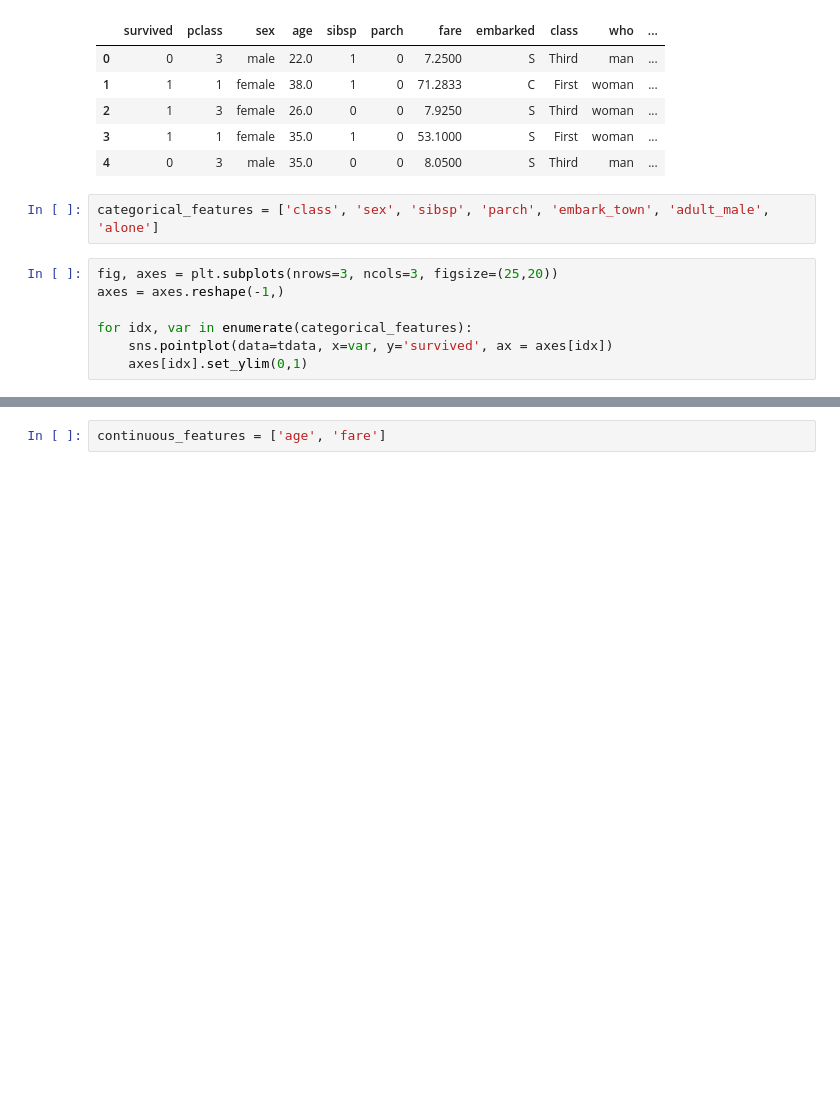
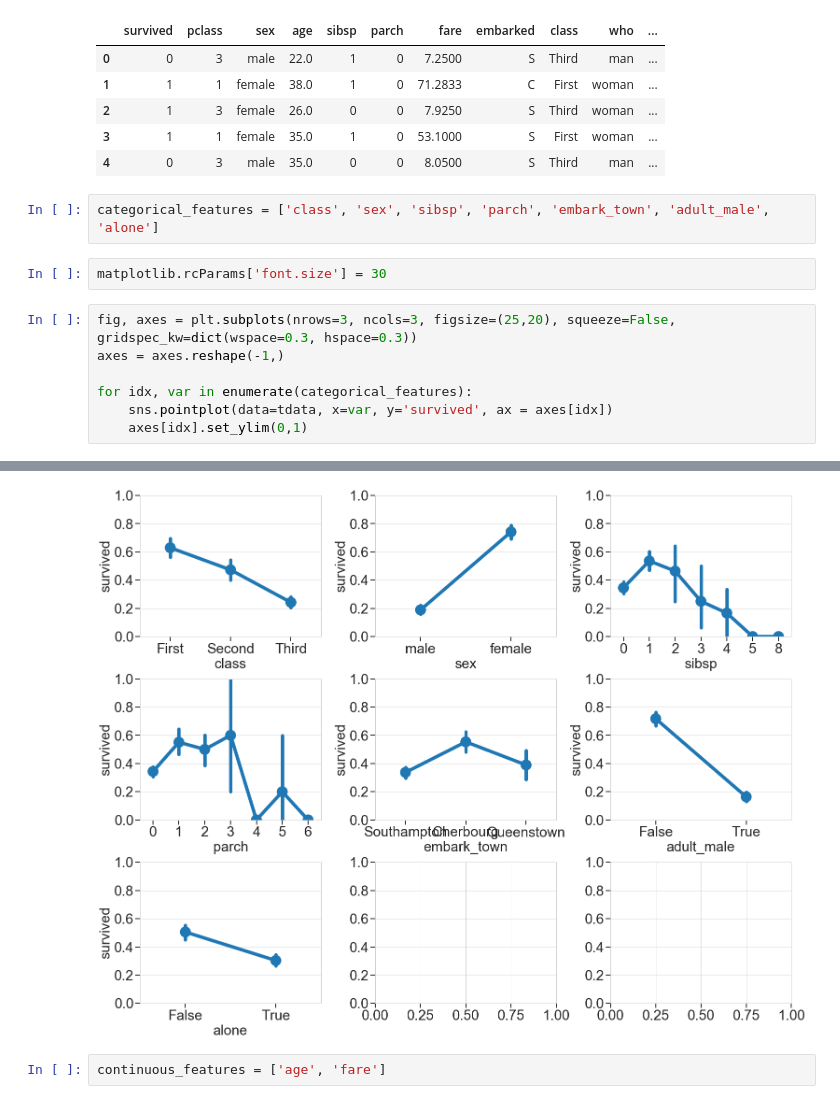
Before and after one commit to JanaLasser/data-science-course, a Jupyter notebook: day4/more_svm.ipynb, the cells around one changed output, grey strips where cells are left out. Drawn from its saved outputs; the diff is of its cells as text; blank space fills up the shorter version.

```diff
--- a/day4/more_svm.ipynb
+++ b/day4/more_svm.ipynb
@@ -444,8 +447,10 @@ tdata.head()
 | 4 | 0 | 3 | male | 35.0 | 0 | 0 | 8.0500 | S | Third | man | ... |
 # %%
 categorical_features = ['class', 'sex', 'sibsp', 'parch', 'embark_town', 'adult_male', 'alone']
+# %%
+matplotlib.rcParams['font.size'] = 30
 # %%
-fig, axes = plt.subplots(nrows=3, ncols=3, figsize=(25,20))
+fig, axes = plt.subplots(nrows=3, ncols=3, figsize=(25,20), squeeze=False, gridspec_kw=dict(wspace=0.3, hspace=0.3))
 axes = axes.reshape(-1,)
 
 for idx, var in enumerate(categorical_features):
@@ -456,3 +460,4 @@ for idx, var in enumerate(categorical_features):
+[figure, added]
 # %%
 continuous_features = ['age', 'fare']
 # %%
```
Also changed, not shown: parts of 65 cells of this notebook.
